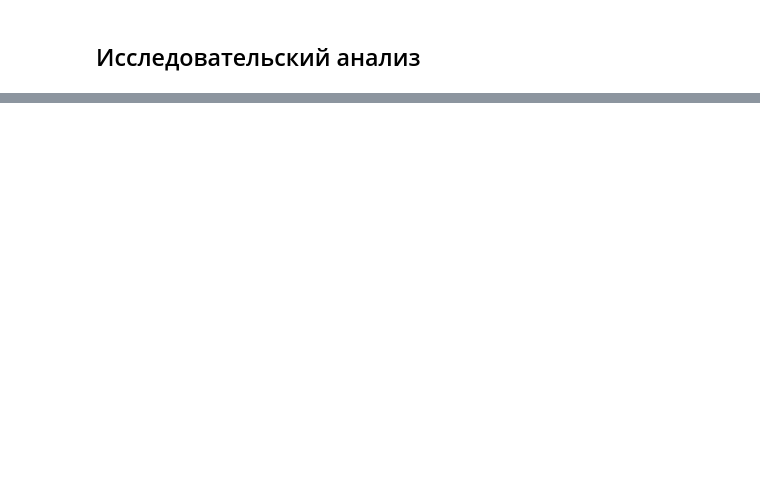
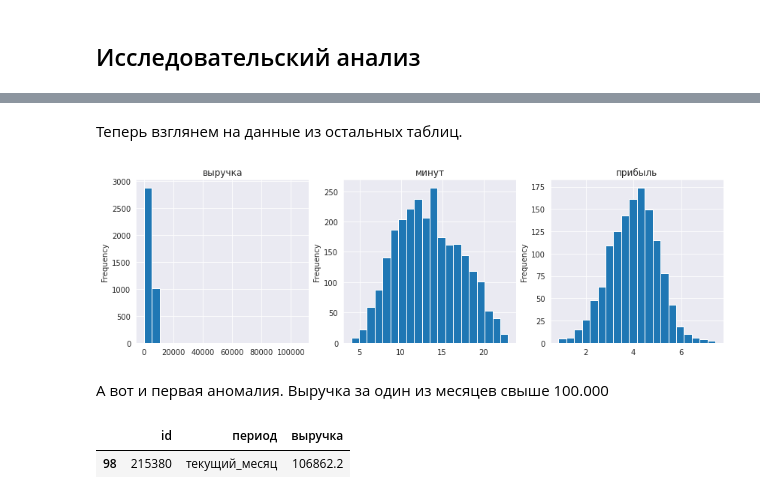
Before and after one commit to Maksim1004/data_science_studying, a Jupyter notebook: online_store_offers.ipynb, the cells around one changed output, grey strips where cells are left out. Saved outputs shown, nothing was run; the diff lists cells and outputs as text; code cells hidden in the pictures; blank space fills up the shorter version.

```diff
--- a/online_store_offers.ipynb
+++ b/online_store_offers.ipynb
@@ -291,0 +325,17 @@ array(['текущий_месяц', 'предыдущий_месяц'], dtype=ob
+# %% [markdown]
+Теперь взглянем на данные из остальных таблиц.
+# %%
+fig, axes = plt.subplots(nrows=1, ncols=3)
+j=0
+for i in [ds_money['выручка'], ds_time['минут'], ds_mean_money['прибыль']]:
+    i.plot(kind='hist', bins=20, figsize=(14, 4), ax=axes[j], title=i.name, grid=True)
+    j+=1
+# %% [output]
+[figure, added]
+# %% [markdown]
+А вот и первая аномалия. Выручка за один из месяцев свыше 100.000
+# %%
+ds_money[ds_money['выручка']>80000]
+# %% [output]
+|  | id | период | выручка |
+| 98 | 215380 | текущий_месяц | 106862.2 |
```
Also changed, not shown: parts of 28 cells of this notebook.
